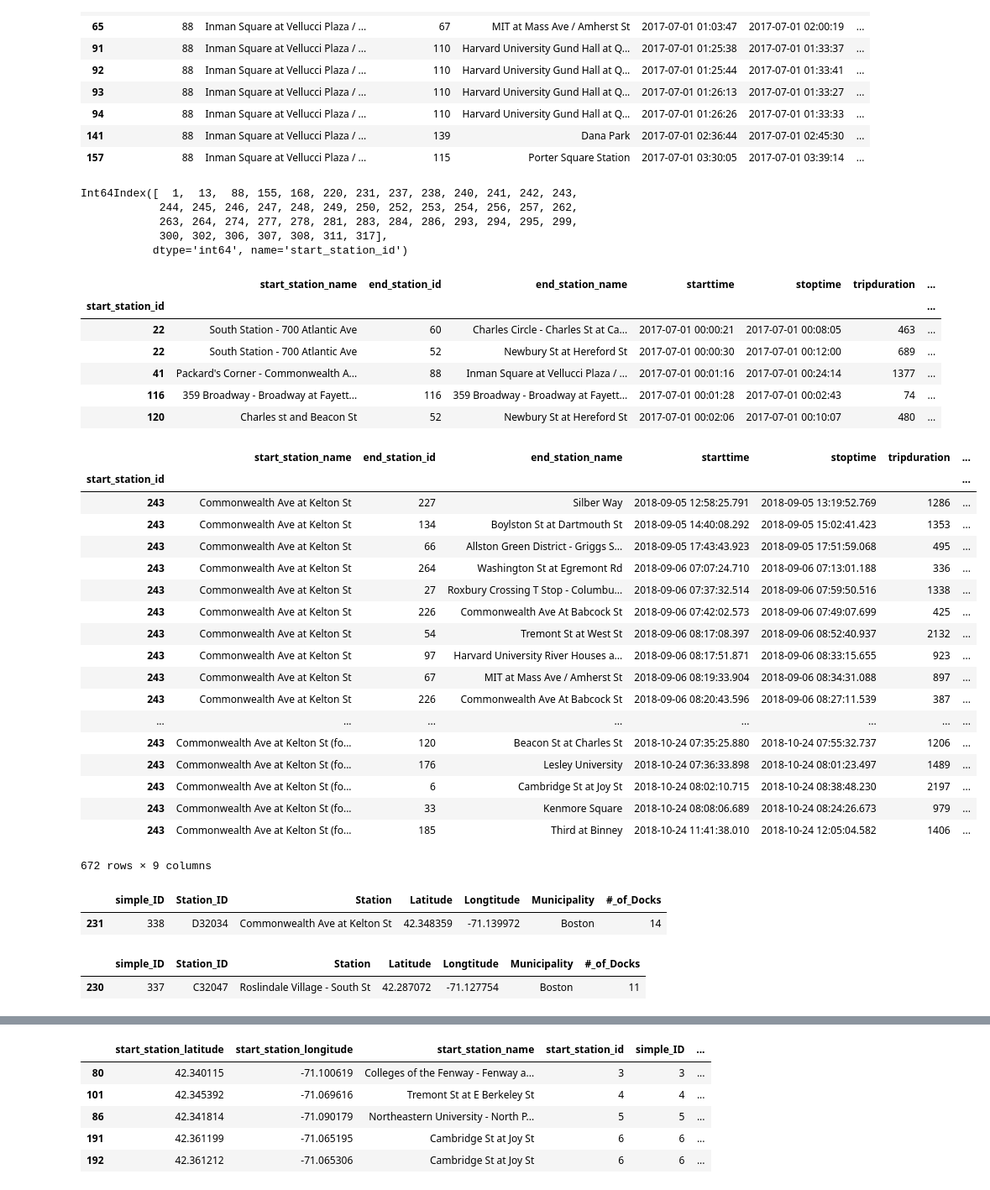
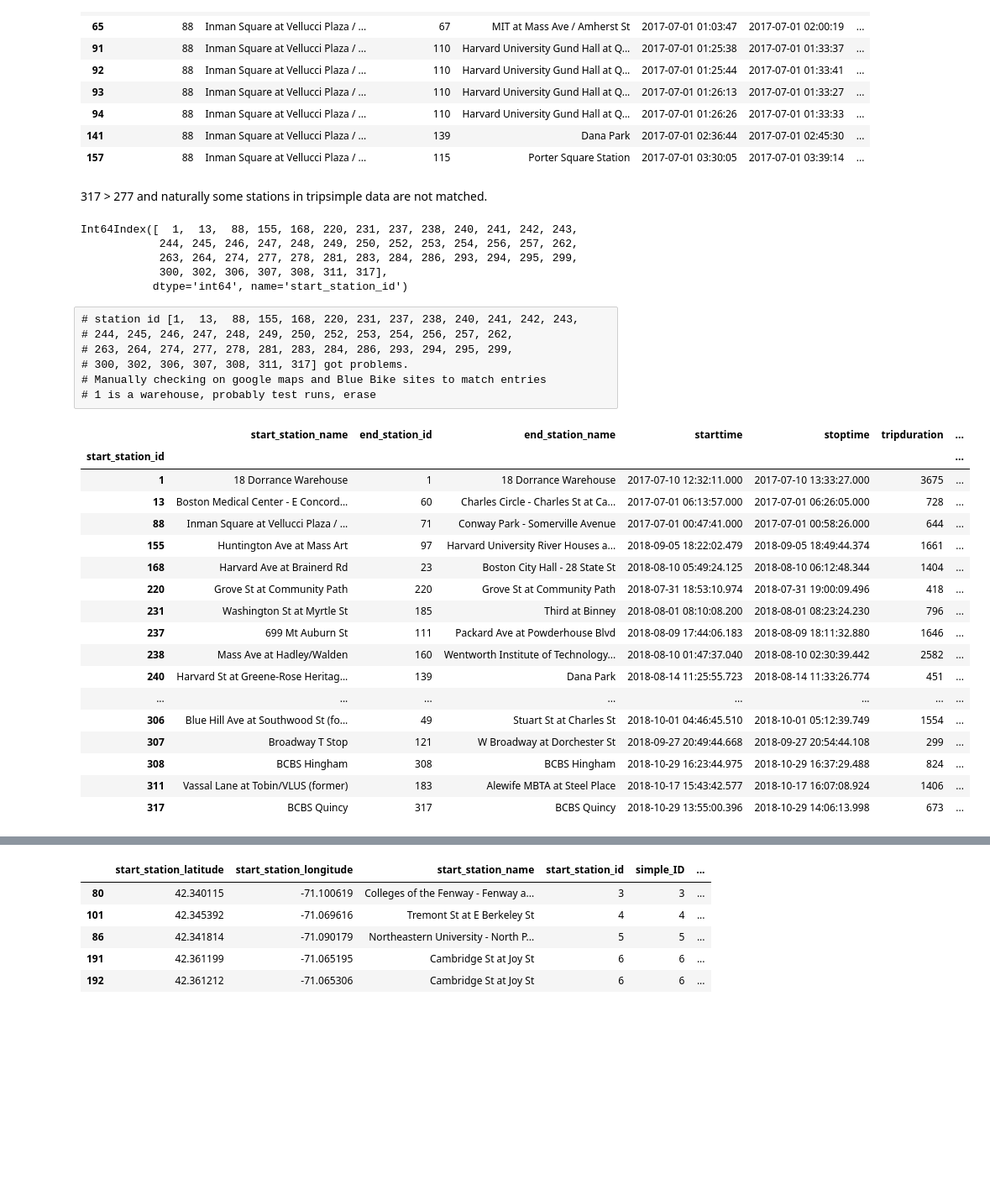
Before and after one commit to euniceky/BOS_BlueBike_Predictions, a Jupyter notebook: Capstone_Ch5_Wrangling.ipynb, the cells around one changed output, grey strips where cells are left out. Shown at 84% size. Drawn from its saved outputs; the diff is of its cells as text; code cells hidden in the pictures; blank space fills up the shorter version.

Commit message:
Add files via upload
Commented better for the first parts, Removed unnecessarily codes in the later parts

```diff
--- a/Capstone_Ch5_Wrangling.ipynb
+++ b/Capstone_Ch5_Wrangling.ipynb
@@ -533,6 +491,8 @@ startmerge3[startmerge3.simple_ID.isnull()].head(10)
 | 94 | 88 | Inman Square at Vellucci Plaza / ... | 110 | Harvard University Gund Hall at Q... | 2017-07-01 01:26:26 | 2017-07-01 01:33:33 | ... |
 | 141 | 88 | Inman Square at Vellucci Plaza / ... | 139 | Dana Park | 2017-07-01 02:36:44 | 2017-07-01 02:45:30 | ... |
 | 157 | 88 | Inman Square at Vellucci Plaza / ... | 115 | Porter Square Station | 2017-07-01 03:30:05 | 2017-07-01 03:39:14 | ... |
+# %% [markdown]
+317 > 277 and naturally some stations in tripsimple data are not matched.
 # %%
 startmerge3[startmerge3.simple_ID.isnull()].groupby("start_station_id").count().index
 # %% [output]
@@ -541,51 +501,32 @@ Int64Index([  1,  13,  88, 155, 168, 220, 231, 237, 238, 240, 241, 242, 243,
             263, 264, 274, 277, 278, 281, 283, 284, 286, 293, 294, 295, 299,
             300, 302, 306, 307, 308, 311, 317],
            dtype='int64', name='start_station_id')
-# %%
-tripsimple.head()
-# %% [output]
-|  | start_station_name | end_station_id | end_station_name | starttime | stoptime | tripduration | ... |
-| start_station_id |  |  |  |  |  |  | ... |
-| 22 | South Station - 700 Atlantic Ave | 60 | Charles Circle - Charles St at Ca... | 2017-07-01 00:00:21 | 2017-07-01 00:08:05 | 463 | ... |
-| 22 | South Station - 700 Atlantic Ave | 52 | Newbury St at Hereford St | 2017-07-01 00:00:30 | 2017-07-01 00:12:00 | 689 | ... |
-| 41 | Packard's Corner - Commonwealth A... | 88 | Inman Square at Vellucci Plaza / ... | 2017-07-01 00:01:16 | 2017-07-01 00:24:14 | 1377 | ... |
-| 116 | 359 Broadway - Broadway at Fayett... | 116 | 359 Broadway - Broadway at Fayett... | 2017-07-01 00:01:28 | 2017-07-01 00:02:43 | 74 | ... |
-| 120 | Charles st and Beacon St | 52 | Newbury St at Hereford St | 2017-07-01 00:02:06 | 2017-07-01 00:10:07 | 480 | ... |
+# %% [raw]
+# station id [1,  13,  88, 155, 168, 220, 231, 237, 238, 240, 241, 242, 243,
+# 244, 245, 246, 247, 248, 249, 250, 252, 253, 254, 256, 257, 262,
+# 263, 264, 274, 277, 278, 281, 283, 284, 286, 293, 294, 295, 299,
+# 300, 302, 306, 307, 308, 311, 317] got problems.
+# Manually checking on google maps and Blue Bike sites to match entries
+# 1 is a warehouse, probably test runs, erase
 # %%
-# station id [1,  13,  88, 155, 168, 220, 231, 237, 238, 240, 241, 242, 243,
-# 244, 245, 246, 247, 248, 249, 250, 252, 253, 254, 256, 257, 262,
-# 263, 264, 274, 277, 278, 281, 283, 284, 286, 293, 294, 295, 299,
-# 300, 302, 306, 307, 308, 311, 317] got problems.
-#Manually checking on google maps and blue bike cites to match entries
-tripsimple.set_index("start_station_id").loc[[243]]
-# 1 is a warehouse, probably test runs, erase
+unmatched=tripsimple.set_index("start_station_id").loc[[1,  13,  88, 155, 168, 220, 231, 237, 238, 240, 241, 242, 243, 244, 245, 246, 247, 248, 249, 250, 252, 253, 254, 256, 257, 262, 263, 264, 274, 277, 278, 281, 283, 284, 286, 293, 294, 295, 299, 300, 302, 306, 307, 308, 311, 317]].groupby("start_station_id").first()
+unmatched
 # %% [output]
 |  | start_station_name | end_station_id | end_station_name | starttime | stoptime | tripduration | ... |
 | start_station_id |  |  |  |  |  |  | ... |
-| 243 | Commonwealth Ave at Kelton St | 227 | Silber Way | 2018-09-05 12:58:25.791 | 2018-09-05 13:19:52.769 | 1286 | ... |
-| 243 | Commonwealth Ave at Kelton St | 134 | Boylston St at Dartmouth St | 2018-09-05 14:40:08.292 | 2018-09-05 15:02:41.423 | 1353 | ... |
-| 243 | Commonwealth Ave at Kelton St | 66 | Allston Green District - Griggs S... | 2018-09-05 17:43:43.923 | 2018-09-05 17:51:59.068 | 495 | ... |
-| 243 | Commonwealth Ave at Kelton St | 264 | Washington St at Egremont Rd | 2018-09-06 07:07:24.710 | 2018-09-06 07:13:01.188 | 336 | ... |
-| 243 | Commonwealth Ave at Kelton St | 27 | Roxbury Crossing T Stop - Columbu... | 2018-09-06 07:37:32.514 | 2018-09-06 07:59:50.516 | 1338 | ... |
-| 243 | Commonwealth Ave at Kelton St | 226 | Commonwealth Ave At Babcock St | 2018-09-06 07:42:02.573 | 2018-09-06 07:49:07.699 | 425 | ... |
-| 243 | Commonwealth Ave at Kelton St | 54 | Tremont St at West St | 2018-09-06 08:17:08.397 | 2018-09-06 08:52:40.937 | 2132 | ... |
-| 243 | Commonwealth Ave at Kelton St | 97 | Harvard University River Houses a... | 2018-09-06 08:17:51.871 | 2018-09-06 08:33:15.655 | 923 | ... |
-| 243 | Commonwealth Ave at Kelton St | 67 | MIT at Mass Ave / Amherst St | 2018-09-06 08:19:33.904 | 2018-09-06 08:34:31.088 | 897 | ... |
-| 243 | Commonwealth Ave at Kelton St | 226 | Commonwealth Ave At Babcock St | 2018-09-06 08:20:43.596 | 2018-09-06 08:27:11.539 | 387 | ... |
+| 1 | 18 Dorrance Warehouse | 1 | 18 Dorrance Warehouse | 2017-07-10 12:32:11.000 | 2017-07-10 13:33:27.000 | 3675 | ... |
+| 13 | Boston Medical Center - E Concord... | 60 | Charles Circle - Charles St at Ca... | 2017-07-01 06:13:57.000 | 2017-07-01 06:26:05.000 | 728 | ... |
+| 88 | Inman Square at Vellucci Plaza / ... | 71 | Conway Park - Somerville Avenue | 2017-07-01 00:47:41.000 | 2017-07-01 00:58:26.000 | 644 | ... |
+| 155 | Huntington Ave at Mass Art | 97 | Harvard University River Houses a... | 2018-09-05 18:22:02.479 | 2018-09-05 18:49:44.374 | 1661 | ... |
+| 168 | Harvard Ave at Brainerd Rd | 23 | Boston City Hall - 28 State St | 2018-08-10 05:49:24.125 | 2018-08-10 06:12:48.344 | 1404 | ... |
+| 220 | Grove St at Community Path | 220 | Grove St at Community Path | 2018-07-31 18:53:10.974 | 2018-07-31 19:00:09.496 | 418 | ... |
+| 231 | Washington St at Myrtle St | 185 | Third at Binney | 2018-08-01 08:10:08.200 | 2018-08-01 08:23:24.230 | 796 | ... |
+| 237 | 699 Mt Auburn St | 111 | Packard Ave at Powderhouse Blvd | 2018-08-09 17:44:06.183 | 2018-08-09 18:11:32.880 | 1646 | ... |
+| 238 | Mass Ave at Hadley/Walden | 160 | Wentworth Institute of Technology... | 2018-08-10 01:47:37.040 | 2018-08-10 02:30:39.442 | 2582 | ... |
+| 240 | Harvard St at Greene-Rose Heritag... | 139 | Dana Park | 2018-08-14 11:25:55.723 | 2018-08-14 11:33:26.774 | 451 | ... |
 | ... | ... | ... | ... | ... | ... | ... | ... |
-| 243 | Commonwealth Ave at Kelton St (fo... | 120 | Beacon St at Charles St | 2018-10-24 07:35:25.880 | 2018-10-24 07:55:32.737 | 1206 | ... |
-| 243 | Commonwealth Ave at Kelton St (fo... | 176 | Lesley University | 2018-10-24 07:36:33.898 | 2018-10-24 08:01:23.497 | 1489 | ... |
-| 243 | Commonwealth Ave at Kelton St (fo... | 6 | Cambridge St at Joy St | 2018-10-24 08:02:10.715 | 2018-10-24 08:38:48.230 | 2197 | ... |
-| 243 | Commonwealth Ave at Kelton St (fo... | 33 | Kenmore Square | 2018-10-24 08:08:06.689 | 2018-10-24 08:24:26.673 | 979 | ... |
-| 243 | Commonwealth Ave at Kelton St (fo... | 185 | Third at Binney | 2018-10-24 11:41:38.010 | 2018-10-24 12:05:04.582 | 1406 | ... |
+| 306 | Blue Hill Ave at Southwood St (fo... | 49 | Stuart St at Charles St | 2018-10-01 04:46:45.510 | 2018-10-01 05:12:39.749 | 1554 | ... |
+| 307 | Broadway T Stop | 121 | W Broadway at Dorchester St | 2018-09-27 20:49:44.668 | 2018-09-27 20:54:44.108 | 299 | ... |
+| 308 | BCBS Hingham | 308 | BCBS Hingham | 2018-10-29 16:23:44.975 | 2018-10-29 16:37:29.488 | 824 | ... |
+| 311 | Vassal Lane at Tobin/VLUS (former) | 183 | Alewife MBTA at Steel Place | 2018-10-17 15:43:42.577 | 2018-10-17 16:07:08.924 | 1406 | ... |
+| 317 | BCBS Quincy | 317 | BCBS Quincy | 2018-10-29 13:55:00.396 | 2018-10-29 14:06:13.998 | 673 | ... |
-672 rows × 9 columns
-# %%
-station_uptodate[station_uptodate.Station_ID=="D32034"] #equal to 243
-# %% [output]
-|  | simple_ID | Station_ID | Station | Latitude | Longtitude | Municipality | #_of_Docks |
-| 231 | 338 | D32034 | Commonwealth Ave at Kelton St | 42.348359 | -71.139972 | Boston | 14 |
-# %%
-station_uptodate[station_uptodate.Station_ID=="C32047"] #equal to 242
-# %% [output]
-|  | simple_ID | Station_ID | Station | Latitude | Longtitude | Municipality | #_of_Docks |
-| 230 | 337 | C32047 | Roslindale Village - South St | 42.287072 | -71.127754 | Boston | 11 |
```
Also changed, not shown: parts of 75 cells of this notebook.
